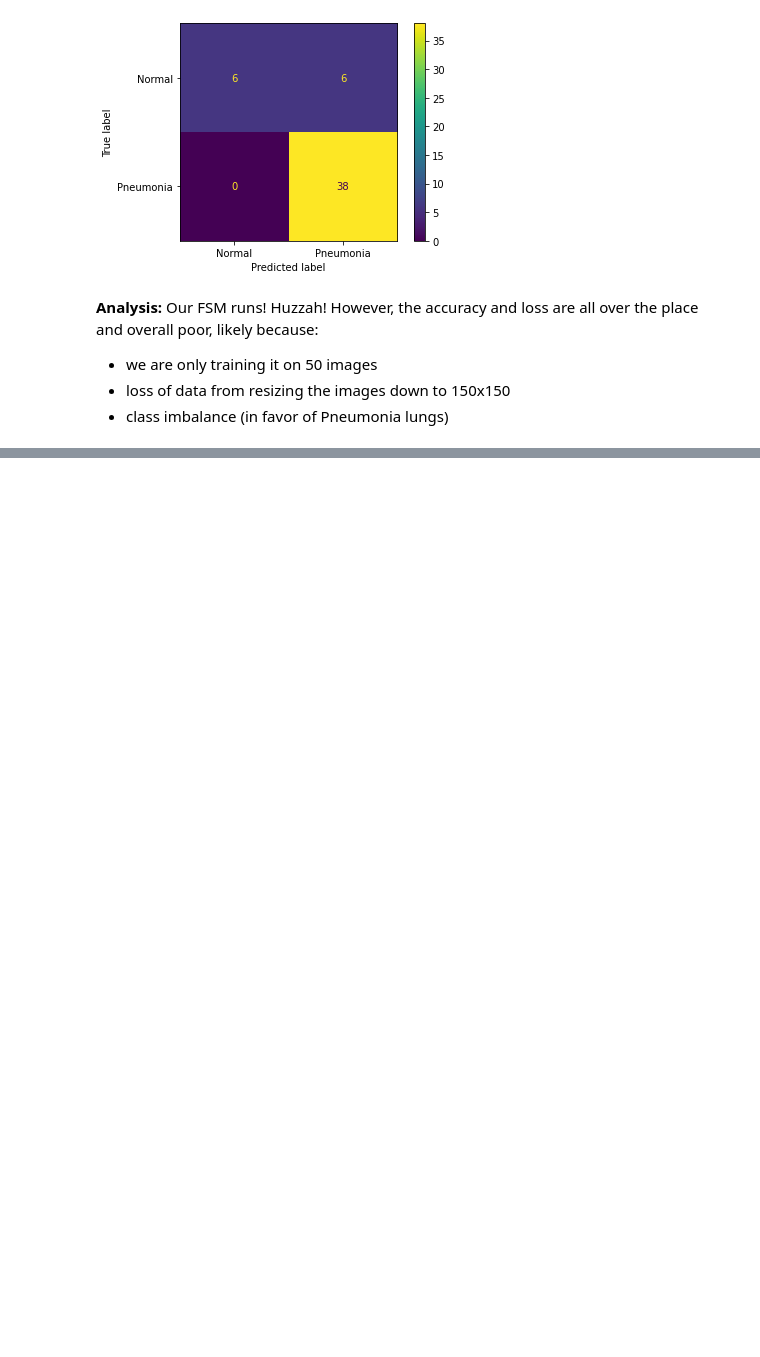
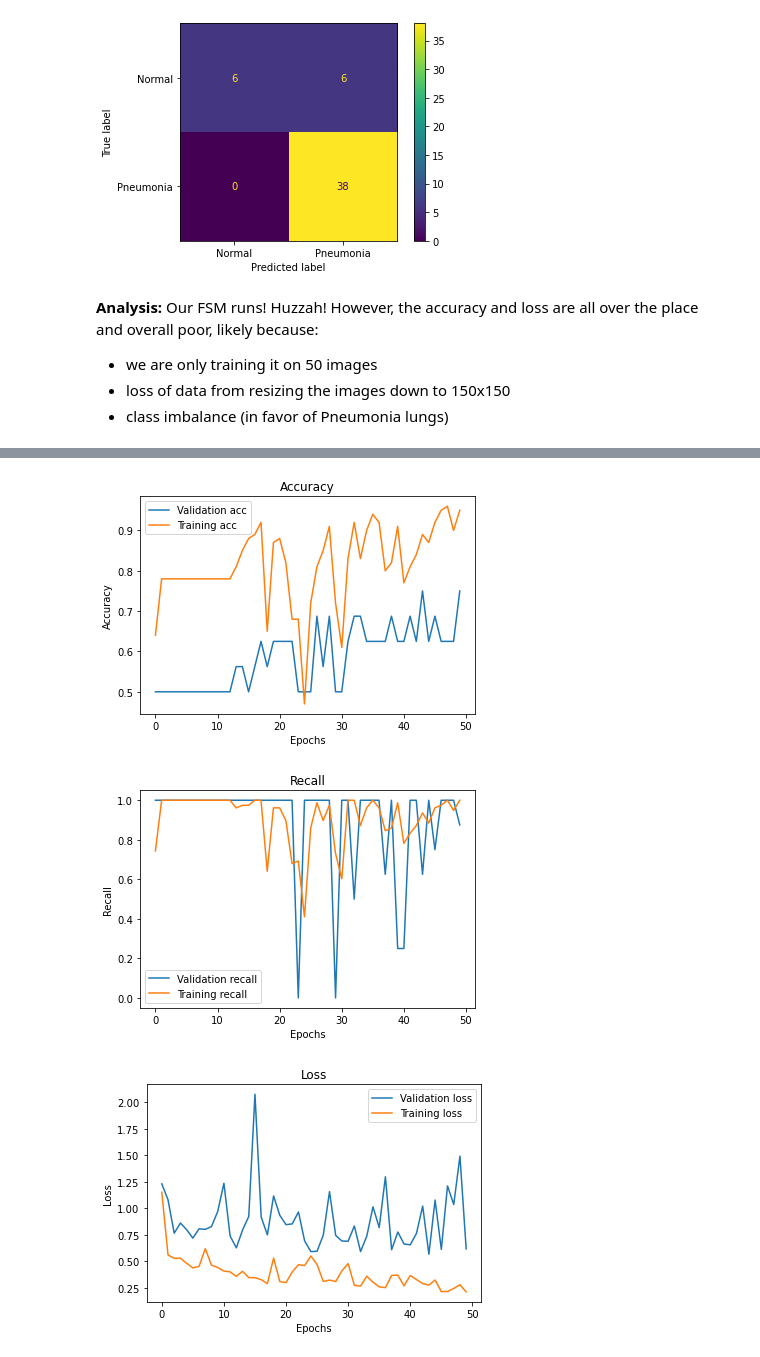
Before and after one commit to ericdnbn/image_classifier_pneumonia, a Jupyter notebook: markowitz_working_nb.ipynb, the cells around one changed output, grey strips where cells are left out. Saved outputs shown, nothing was run; the diff lists cells and outputs as text; code cells hidden in the pictures; blank space fills up the shorter version.

Commit message:
Two hidden layers

```diff
--- a/markowitz_working_nb.ipynb
+++ b/markowitz_working_nb.ipynb
@@ -321,0 +395,2 @@ model.save('first-simple-model.h5')
+# %%
+i1_X_train, i1_X_val, i1_X_test, i1_train_labels, i1_val_labels, i1_test_labels = preprocess_dense_data(process_test=True)
@@ -321,0 +406,19 @@ model.save('first-simple-model.h5')
+# %%
+# Instatiate model
+i1_model = models.Sequential()
+
+# Add model layers - Let's add another hidden layer this time
+i1_model.add(Dense(32, activation='relu', input_shape=(256*256,)))
+i1_model.add(Dense(16, activation='relu'))
+i1_model.add(Dense(1, activation='sigmoid'))
+
+# Compile
+i1_model.compile(optimizer='sgd',
+                 loss='binary_crossentropy',
+                 metrics=['acc', 'Recall'])
+# %%
+# Train the model
+i1_history = i1_model.fit(i1_X_train, i1_train_labels,
+                    epochs=50,
+                    batch_size=10,
+                    validation_data=(i1_X_val, i1_val_labels))
@@ -321,0 +443,6 @@ model.save('first-simple-model.h5')
+# %%
+visualize_training_results(i1_history)
+# %% [output]
+[figure, added]
+[figure, added]
+[figure, added]
```
Also changed, not shown: parts of 23 cells of this notebook, 2 other files.
